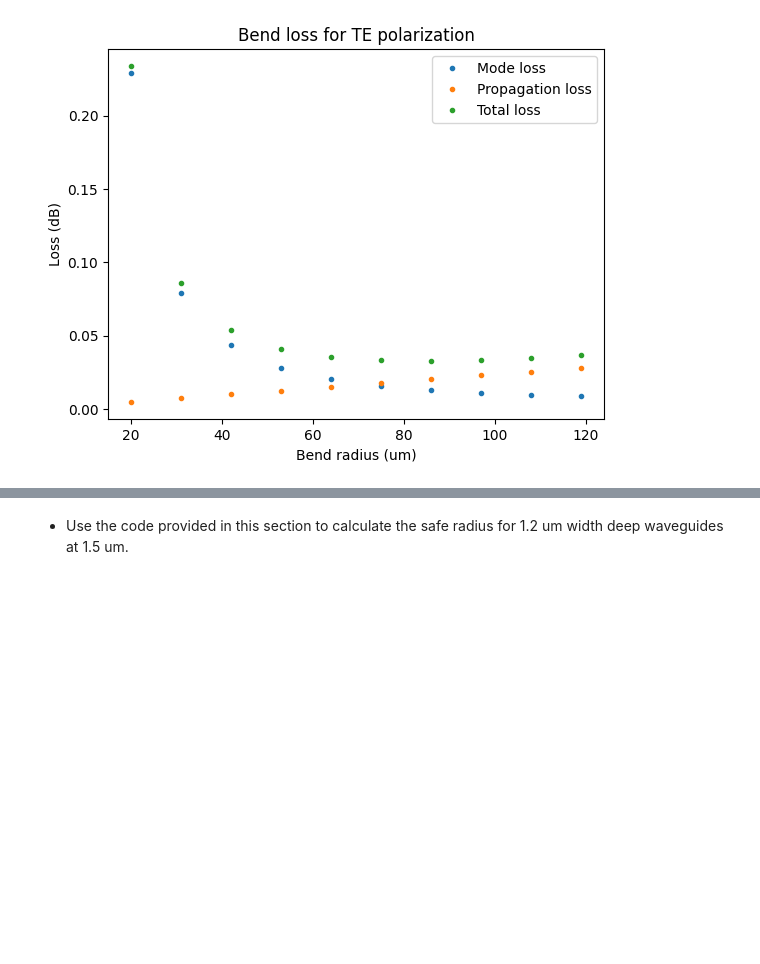
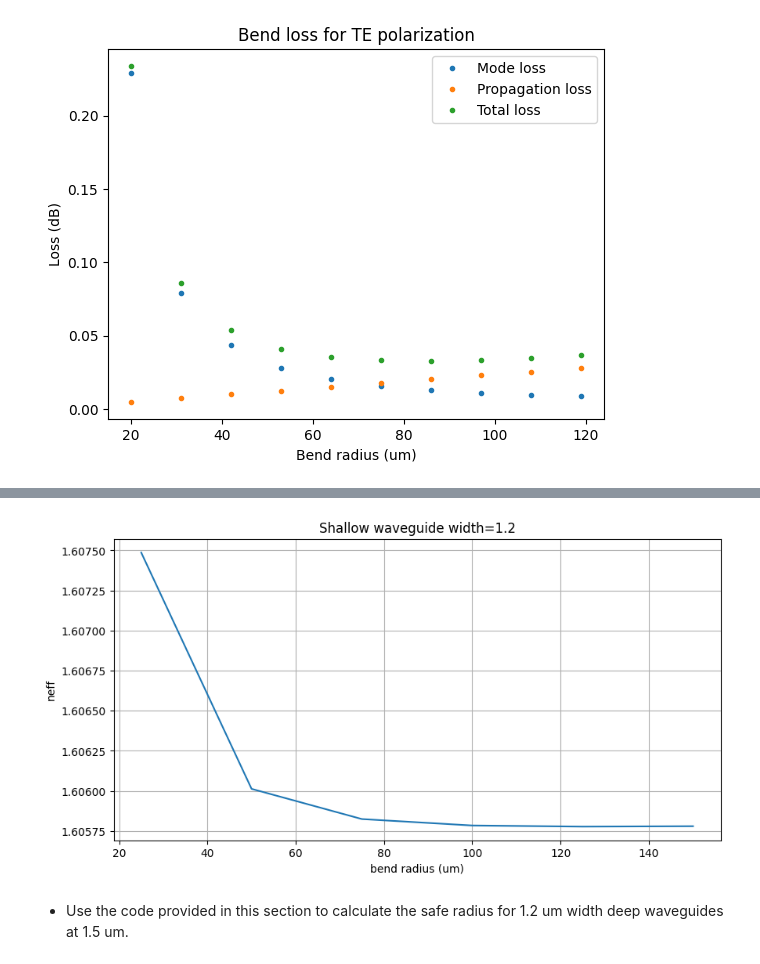
Before and after one commit to sergiipla834/pic-upv-lab1, a Jupyter notebook: WAVEGUIDES_Student.ipynb, the cells around one changed output, grey strips where cells are left out. Cells and saved outputs as stored; diff of their text form; code cells hidden in the pictures; blank space fills up the shorter version.

```diff
--- a/WAVEGUIDES_Student.ipynb
+++ b/WAVEGUIDES_Student.ipynb
@@ -412,3 +412,33 @@ plt.legend()
 # %% [output]
 <matplotlib.legend.Legend at 0x...>
 [figure]
+# %%
+wavelength = 1.55  # Student code here. Tip np.linspace()
+bend_radius = np.linspace(25,150,6)
+res_neff = []
+for k in range(6):
+    deep_waveguide = gt.modes.Waveguide(
+        wavelength=wavelength,
+        core_width=1.2,
+        slab_thickness=0*nm,
+        core_material='sin',
+        clad_material='sio2',
+        core_thickness=300 * nm,
+        num_modes=1,
+        cache_path='.cache/',
+        precision='double',
+        max_grid_scaling=1.2,
+        grid_resolution=20,
+        bend_radius=bend_radius[k]
+)
+
+    res_neff.append(deep_waveguide.n_eff.real) # In this case, the result is not just a number, is a wavelength-dependent vector
+
+
+plt.figure(figsize=(10, 5))
+plt.plot(bend_radius, res_neff)
+plt.title(f"Shallow waveguide width={1.2}")
+plt.xlabel("bend radius (um)")
+plt.ylabel("neff")
+plt.grid()
+# %% [output]
@@ -415,3 +451,4 @@ plt.legend()
+[figure, added]
 # %% [markdown]
 - Use the code provided in this section to calculate the safe radius for 1.2 um width deep waveguides at 1.5 um.
 # %% [markdown]
```
Also changed, not shown: parts of 3 cells of this notebook.
